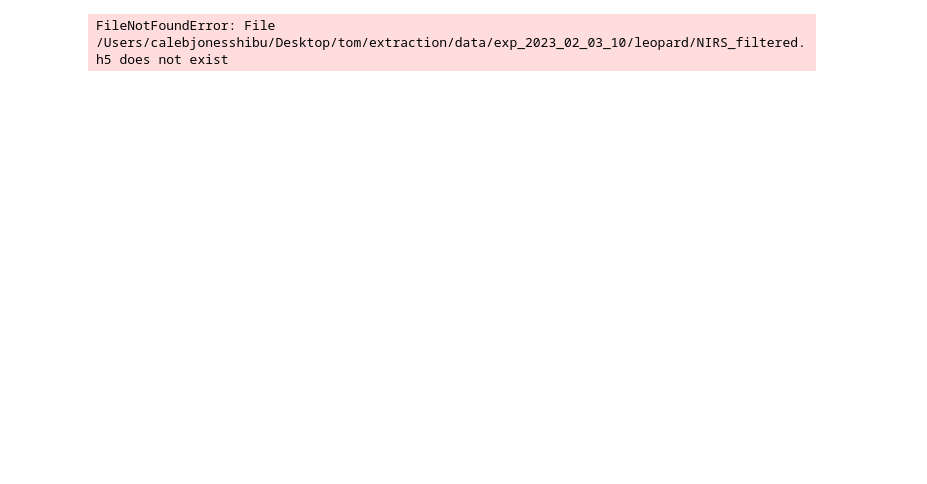
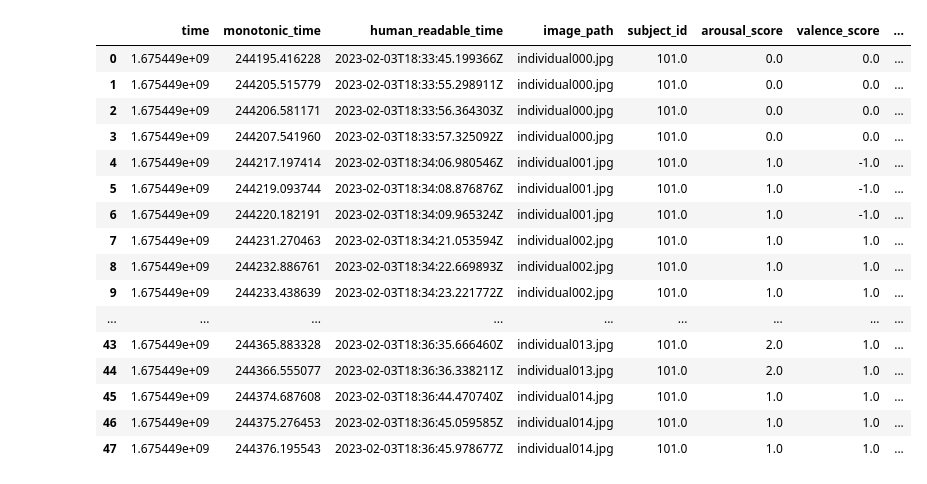
Before and after one commit to CalebUAz/ToMCAT-ML-Modeling, a Jupyter notebook: test.ipynb, the cells around one changed output. Drawn from its saved outputs; the diff is of its cells as text; code cells hidden in the pictures; blank space fills up the shorter version.

Commit message:
merging affective task rating with NIRS

```diff
--- a/test.ipynb
+++ b/test.ipynb
@@ -1,7 +1,33 @@
 # %%
 import pandas as pd
-# %%
-leopard_NIRS = pd.read_hdf('/Users/calebjonesshibu/Desktop/tom/extraction/data/exp_2023_02_03_10/leopard/NIRS_filtered.h5')
-leopard_Affective = pd.read_csv('/Users/calebjonesshibu/Desktop/tom/data/exp_2023_02_03_10/baseline_tasks/affective/individual_00104_1675449225.csv')
-# %% [output]
-FileNotFoundError: File /Users/calebjonesshibu/Desktop/tom/extraction/data/exp_2023_02_03_10/leopard/NIRS_filtered.h5 does not exist
+# %%
+raw_affective = pd.read_csv("/Users/calebjonesshibu/Desktop/tom/data/exp_2023_02_03_10/baseline_tasks/affective/individual_00101_1675449225.csv", sep=";")
+extracted_affective = pd.read_csv("/Users/calebjonesshibu/Desktop/Neurips/Affective_Task_Individual/exp_2023_02_03_10/101.csv", sep=",")
+extracted_affective.drop("Unnamed: 0", axis=1, inplace=True)
+# %%
+# raw_affective['arousal_score'].fillna(method='ffill', inplace=True)
+# raw_affective['valence_score'].fillna(method='ffill', inplace=True)
+# raw_affective['subject_id'].fillna(method='ffill', inplace=True)
+# Forward fill NaN values in all columns
+raw_affective.fillna(method='bfill', inplace=True)
+extracted_affective.fillna(method='bfill', inplace=True)
+# %%
+raw_affective
+# %% [output]
+|  | time | monotonic_time | human_readable_time | image_path | subject_id | arousal_score | valence_score | ... |
+| 0 | 1.675449e+09 | 244195.416228 | 2023-02-03T18:33:45.199366Z | individual000.jpg | 101.0 | 0.0 | 0.0 | ... |
+| 1 | 1.675449e+09 | 244205.515779 | 2023-02-03T18:33:55.298911Z | individual000.jpg | 101.0 | 0.0 | 0.0 | ... |
+| 2 | 1.675449e+09 | 244206.581171 | 2023-02-03T18:33:56.364303Z | individual000.jpg | 101.0 | 0.0 | 0.0 | ... |
+| 3 | 1.675449e+09 | 244207.541960 | 2023-02-03T18:33:57.325092Z | individual000.jpg | 101.0 | 0.0 | 0.0 | ... |
+| 4 | 1.675449e+09 | 244217.197414 | 2023-02-03T18:34:06.980546Z | individual001.jpg | 101.0 | 1.0 | -1.0 | ... |
+| 5 | 1.675449e+09 | 244219.093744 | 2023-02-03T18:34:08.876876Z | individual001.jpg | 101.0 | 1.0 | -1.0 | ... |
+| 6 | 1.675449e+09 | 244220.182191 | 2023-02-03T18:34:09.965324Z | individual001.jpg | 101.0 | 1.0 | -1.0 | ... |
+| 7 | 1.675449e+09 | 244231.270463 | 2023-02-03T18:34:21.053594Z | individual002.jpg | 101.0 | 1.0 | 1.0 | ... |
+| 8 | 1.675449e+09 | 244232.886761 | 2023-02-03T18:34:22.669893Z | individual002.jpg | 101.0 | 1.0 | 1.0 | ... |
+| 9 | 1.675449e+09 | 244233.438639 | 2023-02-03T18:34:23.221772Z | individual002.jpg | 101.0 | 1.0 | 1.0 | ... |
+| ... | ... | ... | ... | ... | ... | ... | ... | ... |
+| 43 | 1.675449e+09 | 244365.883328 | 2023-02-03T18:36:35.666460Z | individual013.jpg | 101.0 | 2.0 | 1.0 | ... |
+| 44 | 1.675449e+09 | 244366.555077 | 2023-02-03T18:36:36.338211Z | individual013.jpg | 101.0 | 2.0 | 1.0 | ... |
+| 45 | 1.675449e+09 | 244374.687608 | 2023-02-03T18:36:44.470740Z | individual014.jpg | 101.0 | 1.0 | 1.0 | ... |
+| 46 | 1.675449e+09 | 244375.276453 | 2023-02-03T18:36:45.059585Z | individual014.jpg | 101.0 | 1.0 | 1.0 | ... |
+| 47 | 1.675449e+09 | 244376.195543 | 2023-02-03T18:36:45.978677Z | individual014.jpg | 101.0 | 1.0 | 1.0 | ... |
```
Also changed, not shown: parts of 3 cells of this notebook.
